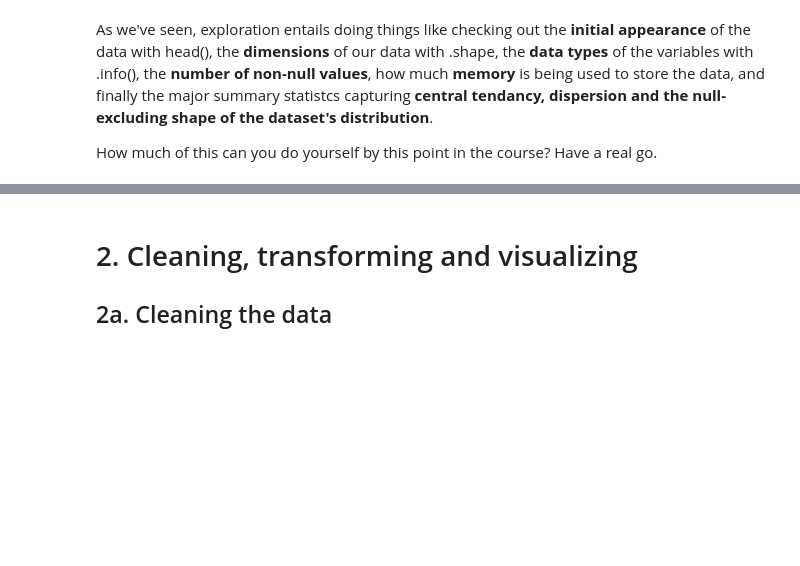
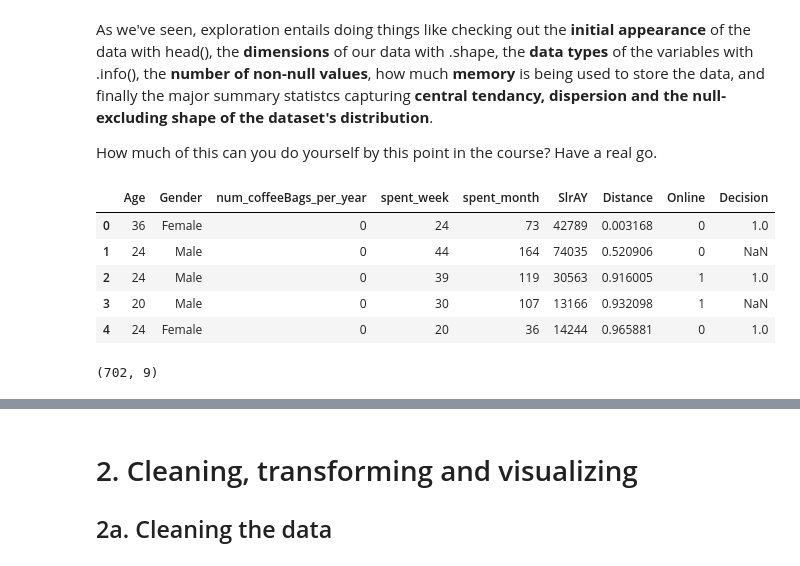
Before and after one commit to abhiram540/Decision-Trees-Case-Study-RR-Diner-Coffee, a Jupyter notebook: Springboard Decision Tree Specialty Coffee Case Study - Tier 3.ipynb, the cells around one changed output, grey strips where cells are left out. Cells and saved outputs as stored; diff of their text form; code cells hidden in the pictures; blank space fills up the shorter version.

Commit message:
Explored Data
Explored data by calling head(), shape, info(), describe() methods.

```diff
--- a/Springboard Decision Tree Specialty Coffee Case Study - Tier 3.ipynb
+++ b/Springboard Decision Tree Specialty Coffee Case Study - Tier 3.ipynb
@@ -97,9 +97,18 @@ As we've seen, exploration entails doing things like checking out the **initial
 How much of this can you do yourself by this point in the course? Have a real go.
 # %%
 # Call head() on your data
-_ _ _
+coffeeData.head()
+# %% [output]
+|  | Age | Gender | num_coffeeBags_per_year | spent_week | spent_month | SlrAY | Distance | Online | Decision |
+| 0 | 36 | Female | 0 | 24 | 73 | 42789 | 0.003168 | 0 | 1.0 |
+| 1 | 24 | Male | 0 | 44 | 164 | 74035 | 0.520906 | 0 | NaN |
+| 2 | 24 | Male | 0 | 39 | 119 | 30563 | 0.916005 | 1 | 1.0 |
+| 3 | 20 | Male | 0 | 30 | 107 | 13166 | 0.932098 | 1 | NaN |
+| 4 | 24 | Female | 0 | 20 | 36 | 14244 | 0.965881 | 0 | 1.0 |
 # %%
 # Call .shape on your data
-_ _ _
+coffeeData.shape
+# %% [output]
+(702, 9)
 # %%
 # Call info() on your data
```
Also changed, not shown: parts of 2 cells of this notebook.
